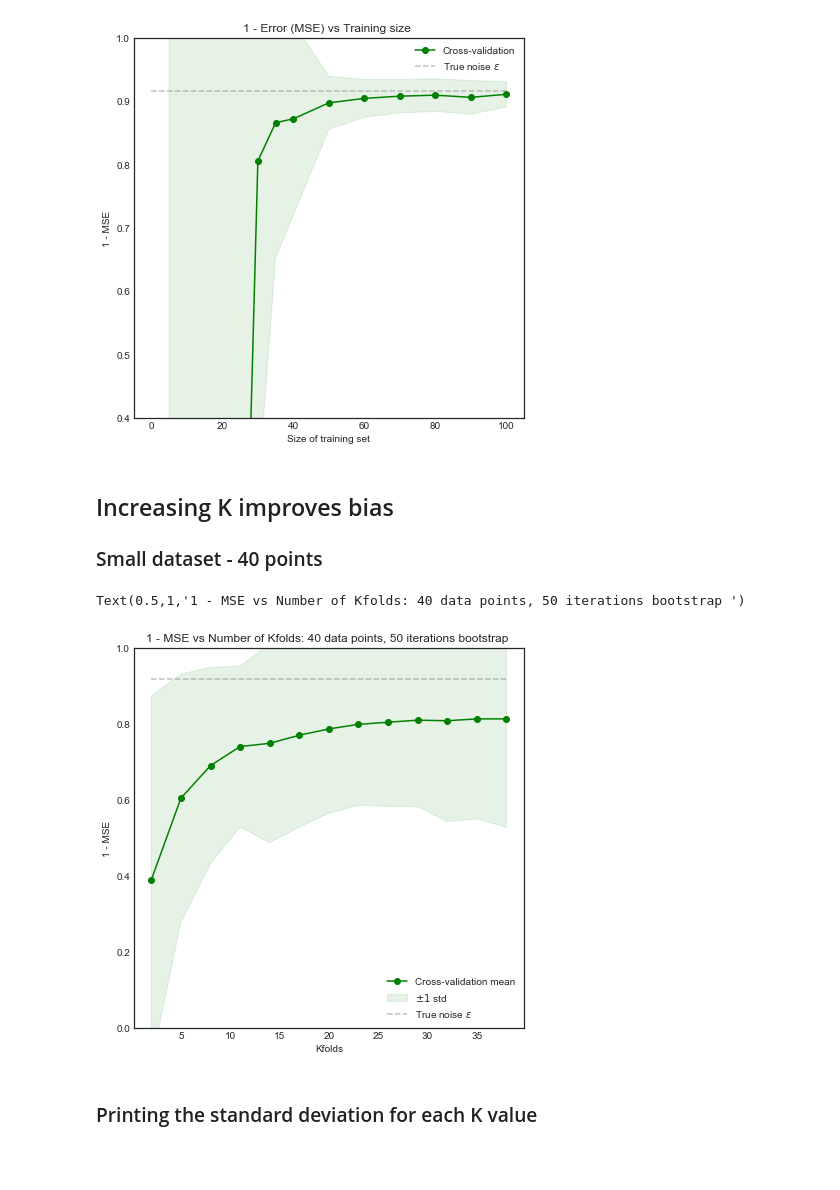
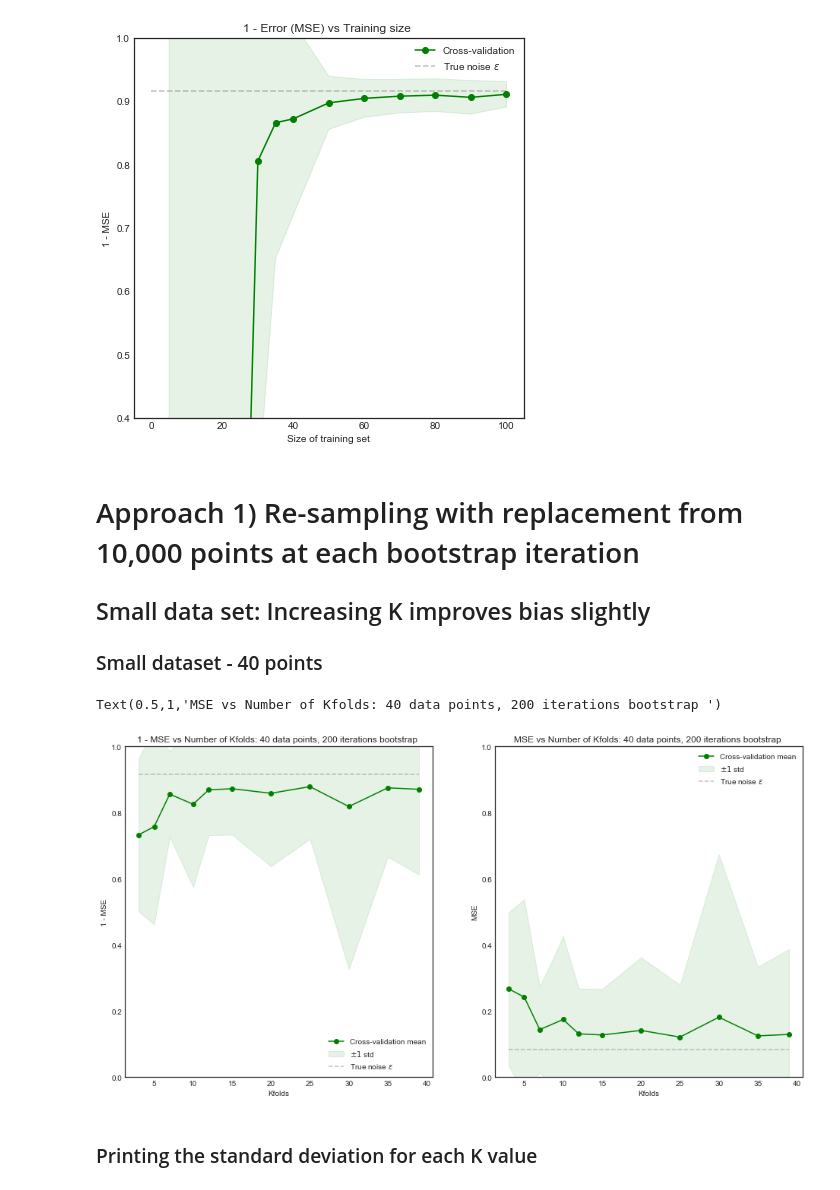
Before and after one commit to xavierbourretsicotte/Data-Portfolio, a Jupyter notebook: Cross_Validation.ipynb, the cells around one changed output. Drawn from its saved outputs; the diff is of its cells as text; code cells hidden in the pictures; blank space fills up the shorter version.

```diff
--- a/Cross_Validation.ipynb
+++ b/Cross_Validation.ipynb
@@ -234,7 +229,8 @@ plt.title('1 - Error (MSE) vs Training size ')
 Text(0.5,1,'1 - Error (MSE) vs Training size ')
 [figure]
 # %% [markdown]
-## Increasing K improves bias
+# Approach 1) Re-sampling with replacement from 10,000 points at each bootstrap iteration
+## Small data set: Increasing K improves bias slightly
 ### Small dataset  - 40 points
 # %%
 #Utility variables
@@ -280,22 +280,37 @@ Test_Std_MSE2  = np.asarray(Test_Std_MSE2)
 # %%
-#Plotting result
-plt.figure(figsize = (7,7))
+#Plotting result - LHS - 1 - MSE
+fig = plt.figure(figsize=(16,8))
+fig.add_subplot(1, 2, 1)
+k_folds_range = np.array([3,5,7,10,12,15,20,25,30,35,39])
 
-plt.fill_between(split_range, 1 - (Test_Mean_MSE2 - Test_Std_MSE2),
-                 1 - (Test_Mean_MSE2 + Test_Std_MSE2), alpha=0.1, color="g", label = '$\pm 1$ std')
+plt.fill_between(k_folds_range, 1 - (CV_Mean_MSE_small - CV_Std_MSE_small),
+                 1 - (CV_Mean_MSE_small + CV_Std_MSE_small), alpha=0.1, color="g", label = '$\pm 1$ std')
 
-plt.plot(split_range, 1 - Test_Mean_MSE2, 'o-', color="g",
+plt.plot(k_folds_range, 1 - CV_Mean_MSE_small, 'o-', color="g",
          label="Cross-validation mean")
 
-plt.hlines(1 - 1/12 , min(split_range),max(split_range), linestyle = '--', color = 'gray', alpha = .5, label = 'True noise $\epsilon$')
-plt.legend(loc="lower right")
+plt.hlines(1 - 1/12 , min(k_folds_range),max(k_folds_range), linestyle = '--', color = 'gray', alpha = .5, label = 'True noise $\epsilon$')
+plt.legend(loc="lower right"), plt.ylim(0,1), plt.ylabel('1 - MSE'), plt.xlabel('Kfolds')
+plt.title('1 - MSE vs Number of Kfolds: 40 data points, 200 iterations bootstrap ')
+
+#Plotting result - RHS - MSE
+fig.add_subplot(1, 2, 2)
+
+plt.fill_between(k_folds_range, (CV_Mean_MSE_small - CV_Std_MSE_small),
+                  (CV_Mean_MSE_small + CV_Std_MSE_small), alpha=0.1, color="g", label = '$\pm 1$ std')
+
+plt.plot(k_folds_range,  CV_Mean_MSE_small, 'o-', color="g",
+         label="Cross-validation mean")
+
+plt.hlines( 1/12 , min(k_folds_range),max(k_folds_range), linestyle = '--', color = 'gray', alpha = .5, label = 'True noise $\epsilon$')
+plt.legend(loc="upper right")
 plt.ylim(0,1)
-plt.ylabel('1 - MSE')
+plt.ylabel('MSE')
 plt.xlabel('Kfolds')
-plt.title('1 - MSE vs Number of Kfolds: 40 data points, 50 iterations bootstrap ')
+plt.title('MSE vs Number of Kfolds: 40 data points, 200 iterations bootstrap ')
 # %% [output]
-Text(0.5,1,'1 - MSE vs Number of Kfolds: 40 data points, 50 iterations bootstrap ')
+Text(0.5,1,'MSE vs Number of Kfolds: 40 data points, 200 iterations bootstrap ')
-[figure, old version]
+[figure, new version]
 # %% [markdown]
 ### Printing the standard deviation for each K value
 # %%
```
Also changed, not shown: parts of 20 cells of this notebook.
